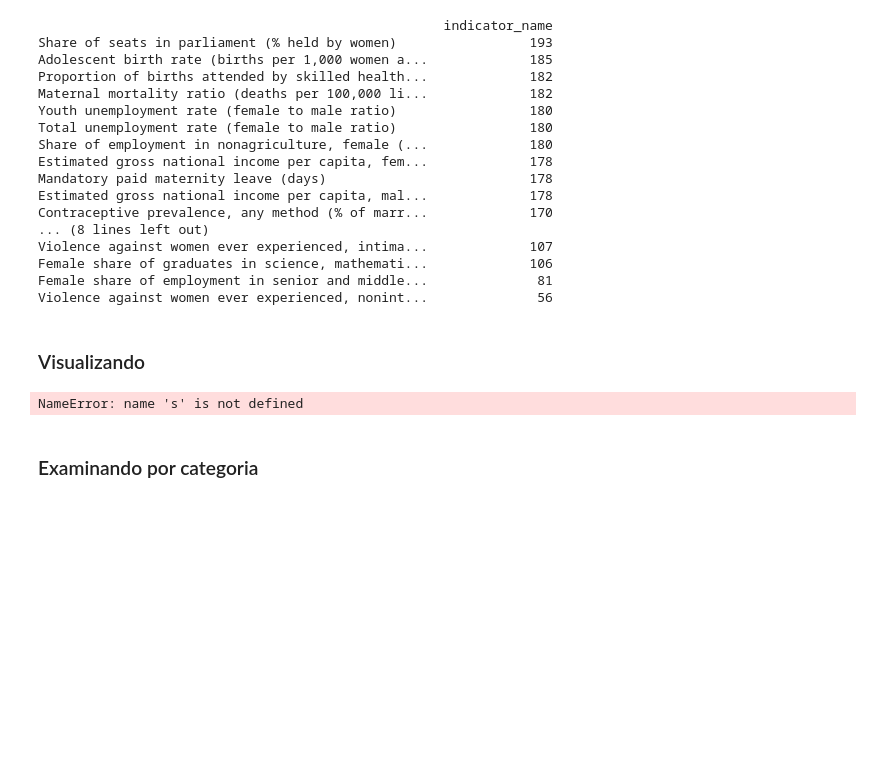
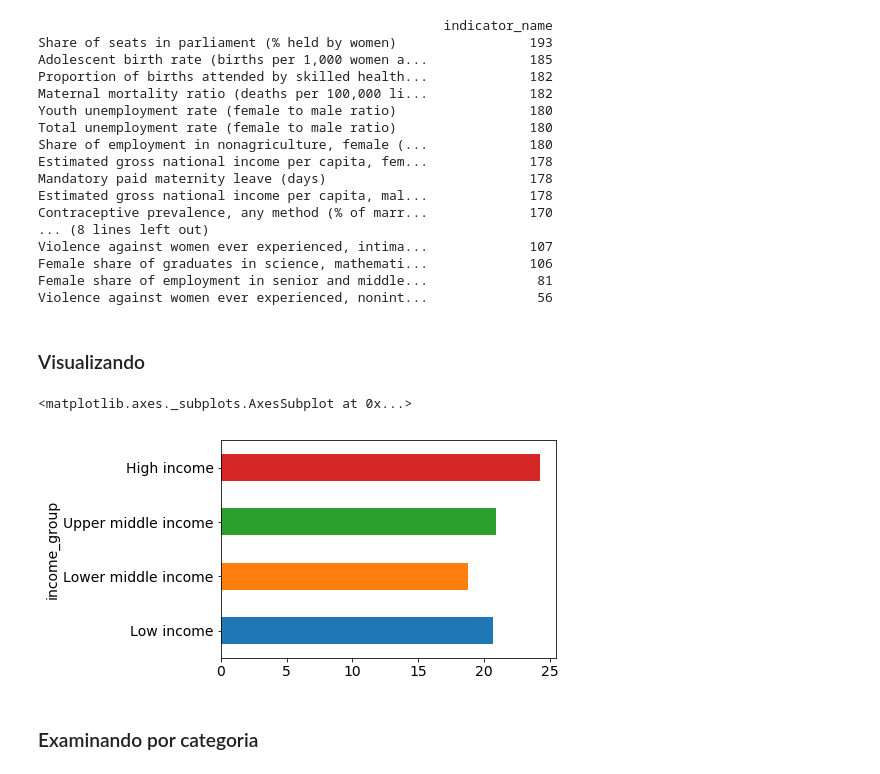
Before and after one commit to andreisha/inf1032-datascience, a Jupyter notebook: T1.1 Analise Descriptiva.ipynb, the cells around one changed output. Cells and saved outputs as stored; diff of their text form; code cells hidden in the pictures; blank space fills up the shorter version.

```diff
--- a/T1.1 Analise Descriptiva.ipynb
+++ b/T1.1 Analise Descriptiva.ipynb
@@ -501,11 +501,13 @@ Violence against women ever experienced, nonint...              56
 # %%
 # obs: ao calcular a media, o panda não considera os valores NaN
 rdg_income_grouped = recent_data_gender.groupby('income_group')
 d = rdg_income_grouped["Share of seats in parliament (% held by women)"]
+s = d.describe()['mean']
 s = s.reindex(index = ['Low income', 'Lower middle income', 'Upper middle income', 'High income'])
 s.plot(kind='barh')
 # %% [output]
-NameError: name 's' is not defined
+<matplotlib.axes._subplots.AxesSubplot at 0x...>
+[figure, added]
 # %% [markdown]
 ### Examinando por categoria
 # %% [markdown]
```
